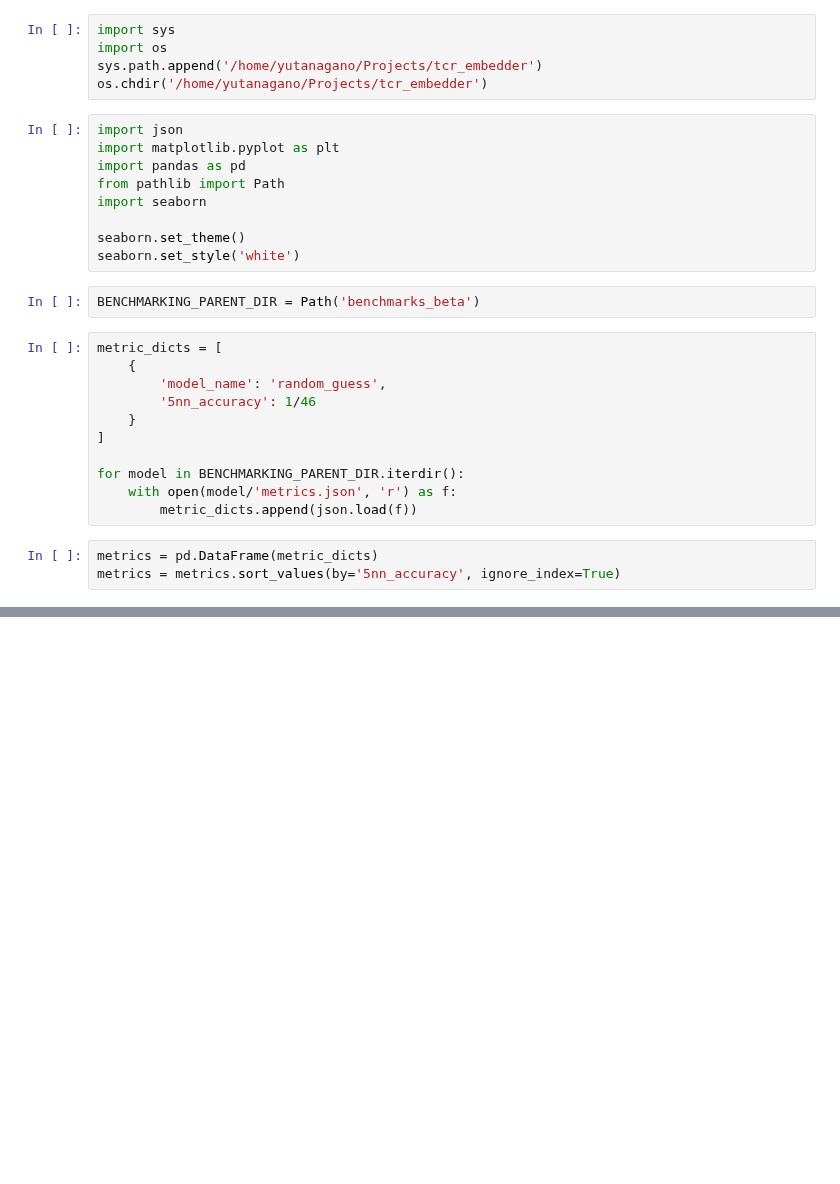
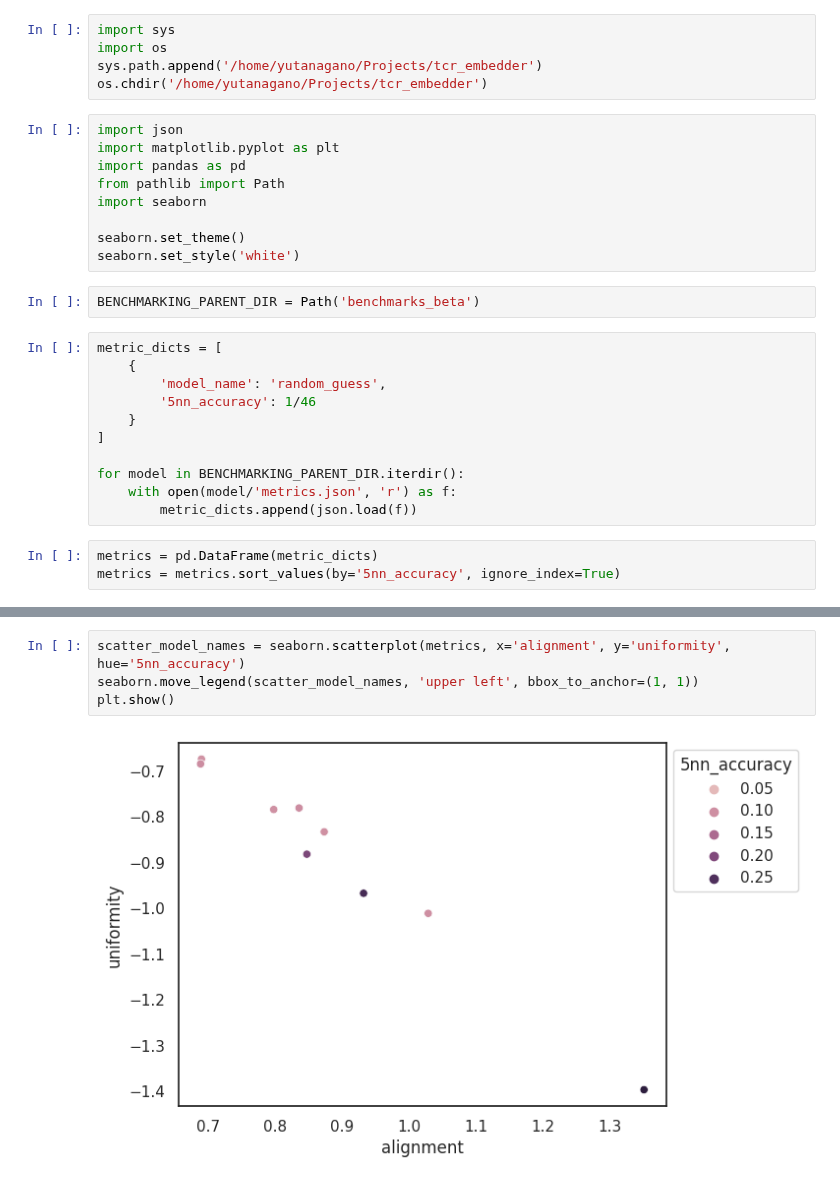
Before and after one commit to yutanagano/tcrlm, a Jupyter notebook: notebooks/model_comparison_beta.ipynb, the cells around one changed output, grey strips where cells are left out. Drawn from its saved outputs; the diff is of its cells as text; blank space fills up the shorter version.

```diff
--- a/notebooks/model_comparison_beta.ipynb
+++ b/notebooks/model_comparison_beta.ipynb
@@ -90,0 +89,6 @@ plt.show()
+# %%
+scatter_model_names = seaborn.scatterplot(metrics, x='alignment', y='uniformity', hue='5nn_accuracy')
+seaborn.move_legend(scatter_model_names, 'upper left', bbox_to_anchor=(1, 1))
+plt.show()
+# %% [output]
+[figure, added]
```
Also changed, not shown: parts of 5 cells of this notebook, 6 other files.
